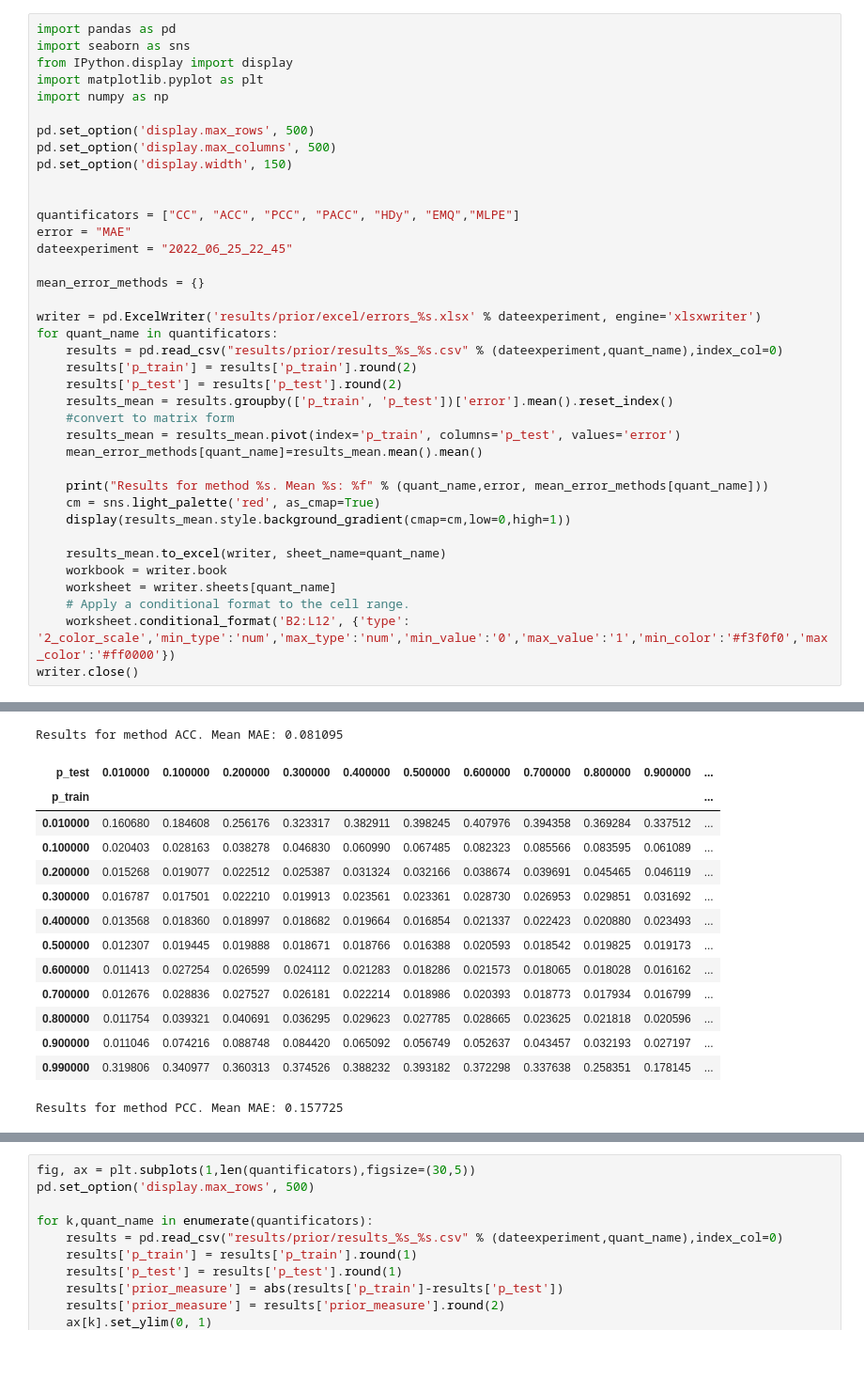
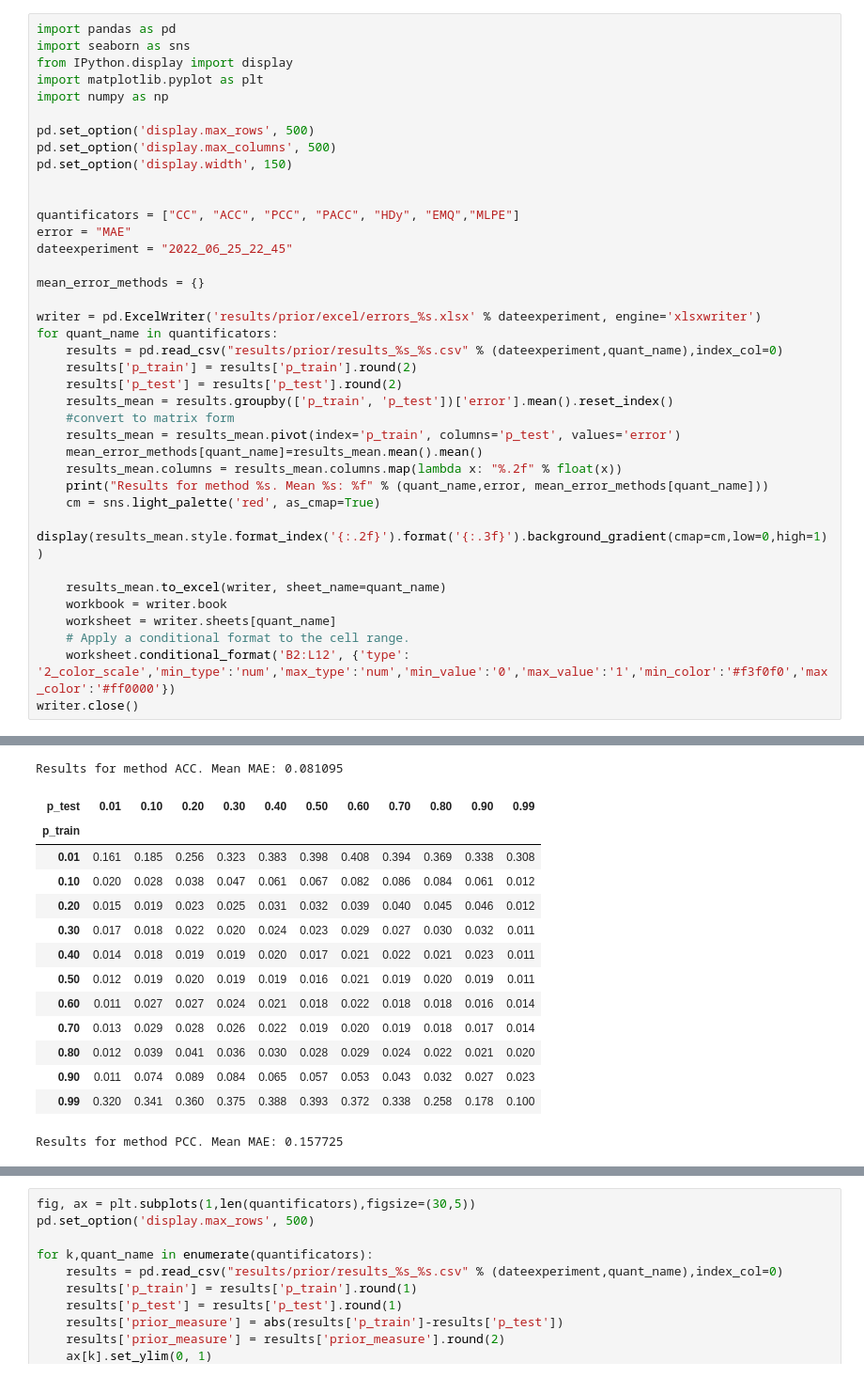
Before and after one commit to pglez82/quant_datasetshift, a Jupyter notebook: analyze_results_prior.ipynb, the cells around one changed output, grey strips where cells are left out. Shown at 94% size. Drawn from its saved outputs; the diff is of its cells as text.

```diff
--- a/analyze_results_prior.ipynb
+++ b/analyze_results_prior.ipynb
@@ -25,10 +25,10 @@ for quant_name in quantificators:
     #convert to matrix form
     results_mean = results_mean.pivot(index='p_train', columns='p_test', values='error')
     mean_error_methods[quant_name]=results_mean.mean().mean()
-
+    results_mean.columns = results_mean.columns.map(lambda x: "%.2f" % float(x))
     print("Results for method %s. Mean %s: %f" % (quant_name,error, mean_error_methods[quant_name]))
     cm = sns.light_palette('red', as_cmap=True)
-    display(results_mean.style.background_gradient(cmap=cm,low=0,high=1))
+    display(results_mean.style.format_index('{:.2f}').format('{:.3f}').background_gradient(cmap=cm,low=0,high=1))
 
     results_mean.to_excel(writer, sheet_name=quant_name)
     workbook = writer.book
@@ -54,15 +54,15 @@ Results for method CC. Mean MAE: 0.164950
 Results for method ACC. Mean MAE: 0.081095
-| p_test | 0.010000 | 0.100000 | 0.200000 | 0.300000 | 0.400000 | 0.500000 | 0.600000 | 0.700000 | 0.800000 | 0.900000 | ... |
-| p_train |  |  |  |  |  |  |  |  |  |  | ... |
-| 0.010000 | 0.160680 | 0.184608 | 0.256176 | 0.323317 | 0.382911 | 0.398245 | 0.407976 | 0.394358 | 0.369284 | 0.337512 | ... |
-| 0.100000 | 0.020403 | 0.028163 | 0.038278 | 0.046830 | 0.060990 | 0.067485 | 0.082323 | 0.085566 | 0.083595 | 0.061089 | ... |
-| 0.200000 | 0.015268 | 0.019077 | 0.022512 | 0.025387 | 0.031324 | 0.032166 | 0.038674 | 0.039691 | 0.045465 | 0.046119 | ... |
-| 0.300000 | 0.016787 | 0.017501 | 0.022210 | 0.019913 | 0.023561 | 0.023361 | 0.028730 | 0.026953 | 0.029851 | 0.031692 | ... |
-| 0.400000 | 0.013568 | 0.018360 | 0.018997 | 0.018682 | 0.019664 | 0.016854 | 0.021337 | 0.022423 | 0.020880 | 0.023493 | ... |
-| 0.500000 | 0.012307 | 0.019445 | 0.019888 | 0.018671 | 0.018766 | 0.016388 | 0.020593 | 0.018542 | 0.019825 | 0.019173 | ... |
-| 0.600000 | 0.011413 | 0.027254 | 0.026599 | 0.024112 | 0.021283 | 0.018286 | 0.021573 | 0.018065 | 0.018028 | 0.016162 | ... |
-| 0.700000 | 0.012676 | 0.028836 | 0.027527 | 0.026181 | 0.022214 | 0.018986 | 0.020393 | 0.018773 | 0.017934 | 0.016799 | ... |
-| 0.800000 | 0.011754 | 0.039321 | 0.040691 | 0.036295 | 0.029623 | 0.027785 | 0.028665 | 0.023625 | 0.021818 | 0.020596 | ... |
-| 0.900000 | 0.011046 | 0.074216 | 0.088748 | 0.084420 | 0.065092 | 0.056749 | 0.052637 | 0.043457 | 0.032193 | 0.027197 | ... |
-| 0.990000 | 0.319806 | 0.340977 | 0.360313 | 0.374526 | 0.388232 | 0.393182 | 0.372298 | 0.337638 | 0.258351 | 0.178145 | ... |
+| p_test | 0.01 | 0.10 | 0.20 | 0.30 | 0.40 | 0.50 | 0.60 | 0.70 | 0.80 | 0.90 | 0.99 |
+| p_train |  |  |  |  |  |  |  |  |  |  |  |
+| 0.01 | 0.161 | 0.185 | 0.256 | 0.323 | 0.383 | 0.398 | 0.408 | 0.394 | 0.369 | 0.338 | 0.308 |
+| 0.10 | 0.020 | 0.028 | 0.038 | 0.047 | 0.061 | 0.067 | 0.082 | 0.086 | 0.084 | 0.061 | 0.012 |
+| 0.20 | 0.015 | 0.019 | 0.023 | 0.025 | 0.031 | 0.032 | 0.039 | 0.040 | 0.045 | 0.046 | 0.012 |
+| 0.30 | 0.017 | 0.018 | 0.022 | 0.020 | 0.024 | 0.023 | 0.029 | 0.027 | 0.030 | 0.032 | 0.011 |
+| 0.40 | 0.014 | 0.018 | 0.019 | 0.019 | 0.020 | 0.017 | 0.021 | 0.022 | 0.021 | 0.023 | 0.011 |
+| 0.50 | 0.012 | 0.019 | 0.020 | 0.019 | 0.019 | 0.016 | 0.021 | 0.019 | 0.020 | 0.019 | 0.011 |
+| 0.60 | 0.011 | 0.027 | 0.027 | 0.024 | 0.021 | 0.018 | 0.022 | 0.018 | 0.018 | 0.016 | 0.014 |
+| 0.70 | 0.013 | 0.029 | 0.028 | 0.026 | 0.022 | 0.019 | 0.020 | 0.019 | 0.018 | 0.017 | 0.014 |
+| 0.80 | 0.012 | 0.039 | 0.041 | 0.036 | 0.030 | 0.028 | 0.029 | 0.024 | 0.022 | 0.021 | 0.020 |
+| 0.90 | 0.011 | 0.074 | 0.089 | 0.084 | 0.065 | 0.057 | 0.053 | 0.043 | 0.032 | 0.027 | 0.023 |
+| 0.99 | 0.320 | 0.341 | 0.360 | 0.375 | 0.388 | 0.393 | 0.372 | 0.338 | 0.258 | 0.178 | 0.100 |
 Results for method PCC. Mean MAE: 0.157725
```
Also changed, not shown: parts of 2 cells of this notebook, 2 other files.
